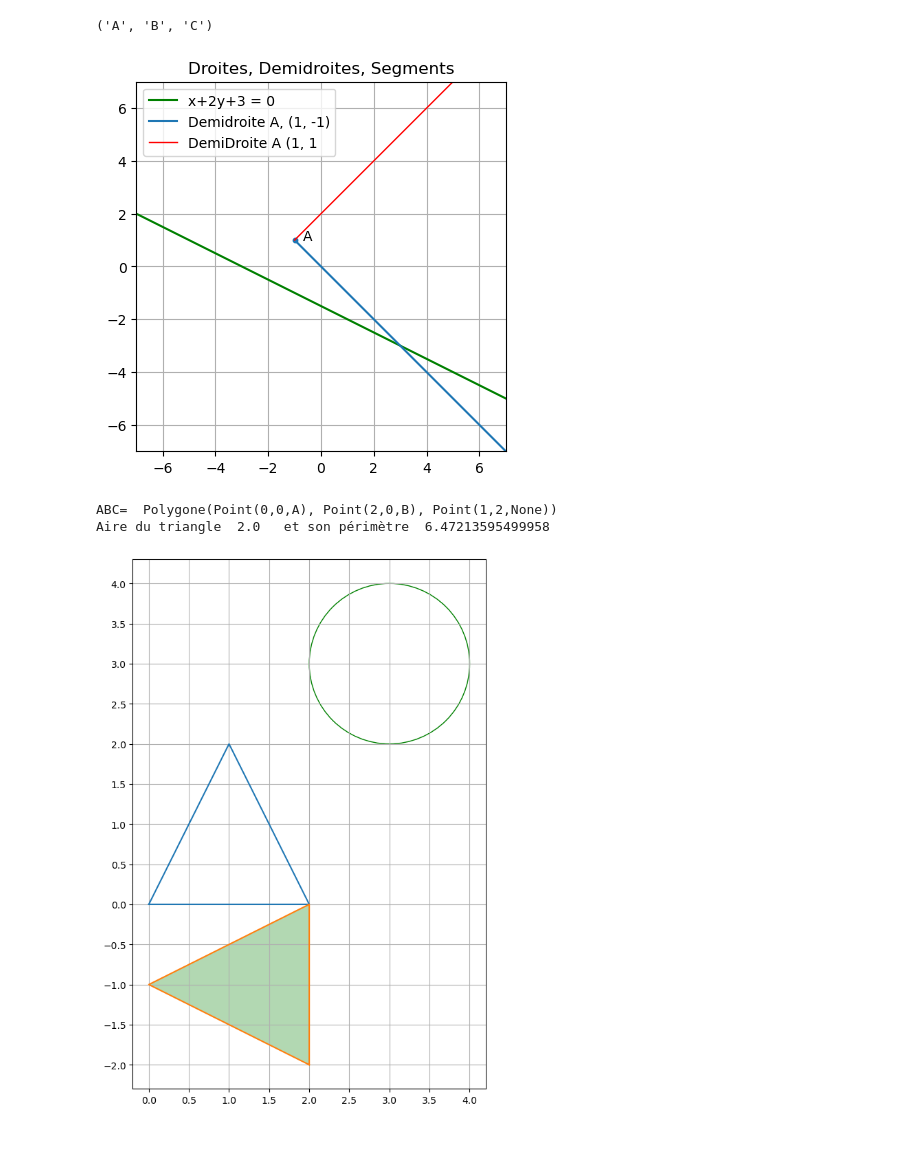
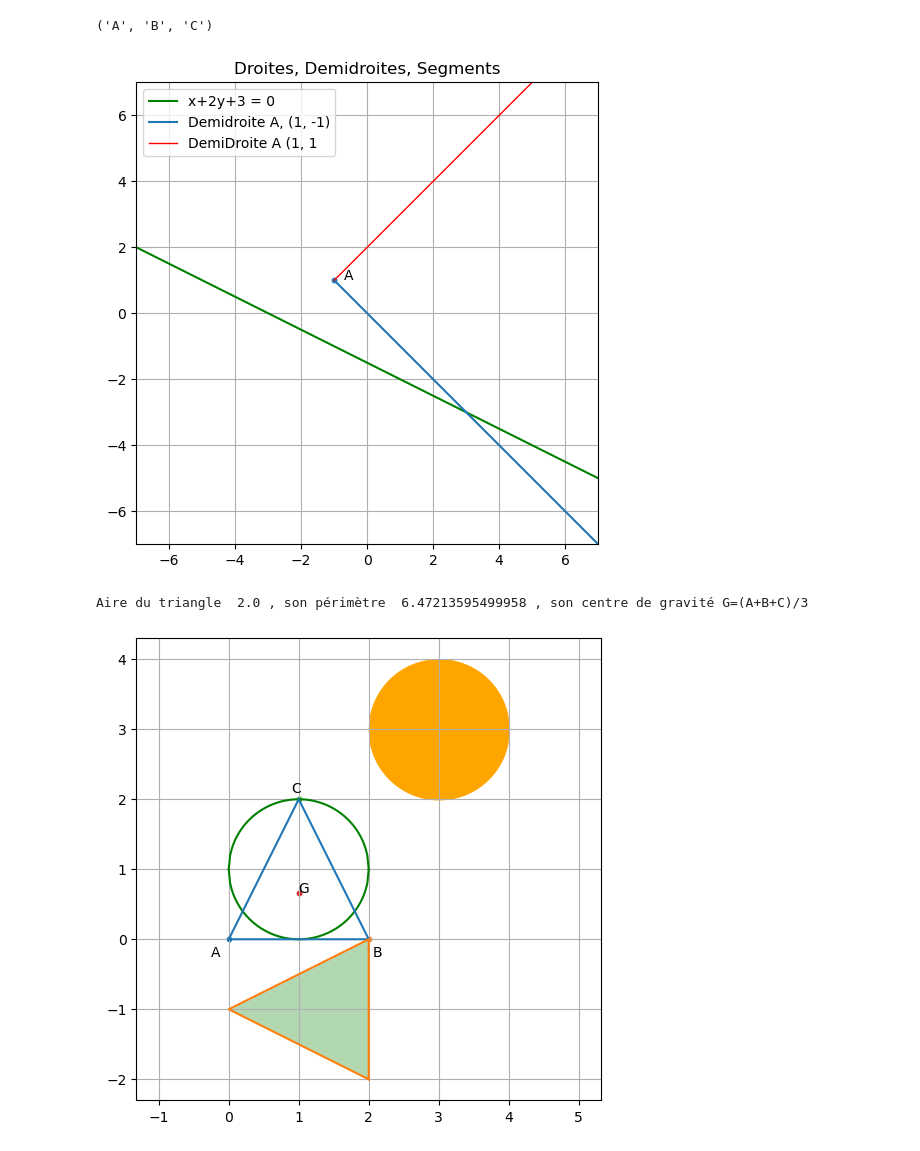
Before and after one commit to mhdeleglise/Formes2D, a Jupyter notebook: tst.ipynb, the cells around one changed output. Cells and saved outputs as stored; diff of their text form; code cells hidden in the pictures.

Commit message:
set_aspect('equal')

```diff
--- a/tst.ipynb
+++ b/tst.ipynb
@@ -123,7 +127,7 @@ isinstance(AB,Segment):  True
 AB=  Segment(Point(0,1,A), Point(2,-2,B))
 ('A', 'B', 'C')
 # %%
-fig, ax = plt.subplots()
+fig, ax = plt.subplots(figsize = (6,6))
 ax.set_xlim(-7,7)
 ax.set_ylim(-7,7)
 plt.title('Droites, Demidroites, Segments')
@@ -139,28 +143,31 @@ ax.set_aspect('equal','box')
 ax.axis('on')
 ax.grid(visible=True)
 # %% [output]
-[figure, old version]
+[figure, new version]
 # %%
 A = Point(0, 0,'A')
 B = Point(2, 0,'B')
-C = Point(1, 2)
+C = Point(1, 2,'C')
 ABC= Polygone([A, B, C])
-print("ABC= ", ABC)
+fig, ax = plt.subplots(figsize=(6,6))
+ax.set_xticks(np.arange(-2,6,1))
+#ax.grid(visible=True, which="both")
 cercle = Cercle(Point(1, 1), 1)
+cercle.draw(ax)
+ax.set_aspect('equal')  # Pour que l'échelle soit la même sur les deux axes
 ABC90 = ABC.rotation(pi/2,B)
-
-print("Aire du triangle ",ABC90.aire(), "  et son périmètre ", ABC90.perimetre())
 cercle.translate(Vecteur(2,2))
-
-
-fig, ax = plt.subplots(figsize=(10, 10))
-ax.set_aspect('equal')  # Pour que l'échelle soit la même sur les deux axes
 ABC.draw(ax)
 ABC90.draw(ax,color="green")#)
-cercle.draw(ax)
-ax.set_yticks(np.arange(-2,4.5,0.5))
-ax.grid(visible=True, which="both")
+cercle.draw(ax,fill=True, color='orange')
+PointO.nom='O'
+A.draw(ax,dx=-0.25,dy=-0.25)
+B.draw(ax,dx=0.05,dy=-0.25)
+C.draw(ax,dx=-0.1,dy= 0.1)
+G = (A+B+C)/3
+G.nom = 'G'
+G.draw(ax)
+print("Aire du triangle ",ABC.aire(), ", son périmètre ", ABC90.perimetre(),", son centre de gravité G=(A+B+C)/3")
 # %% [output]
-ABC=  Polygone(Point(0,0,A), Point(2,0,B), Point(1,2,None))
-Aire du triangle  2.0   et son périmètre  6.47213595499958
+Aire du triangle  2.0 , son périmètre  6.47213595499958 , son centre de gravité G=(A+B+C)/3
-[figure, old version]
+[figure, new version]
```
Also changed, not shown: parts of 5 cells of this notebook.
